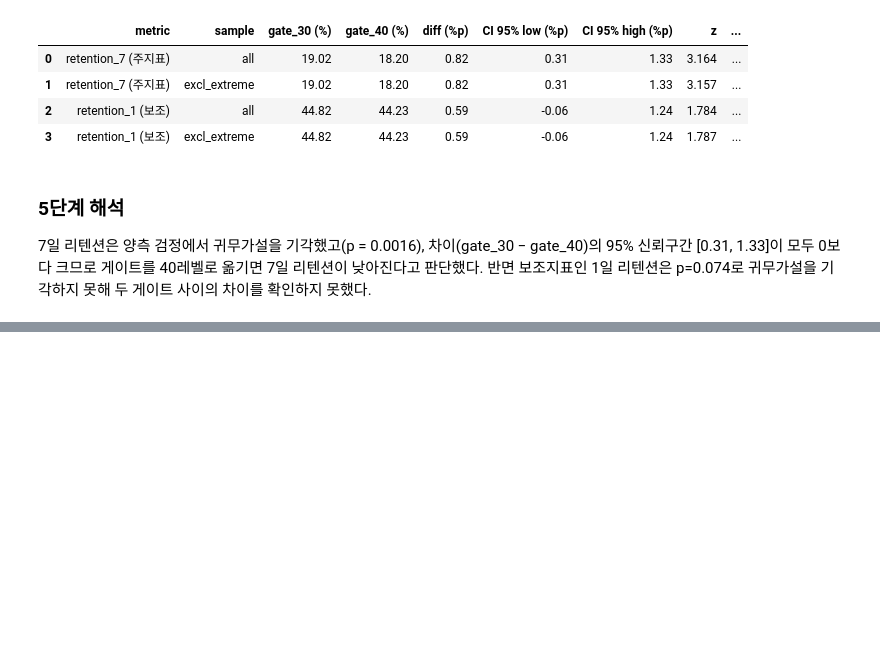
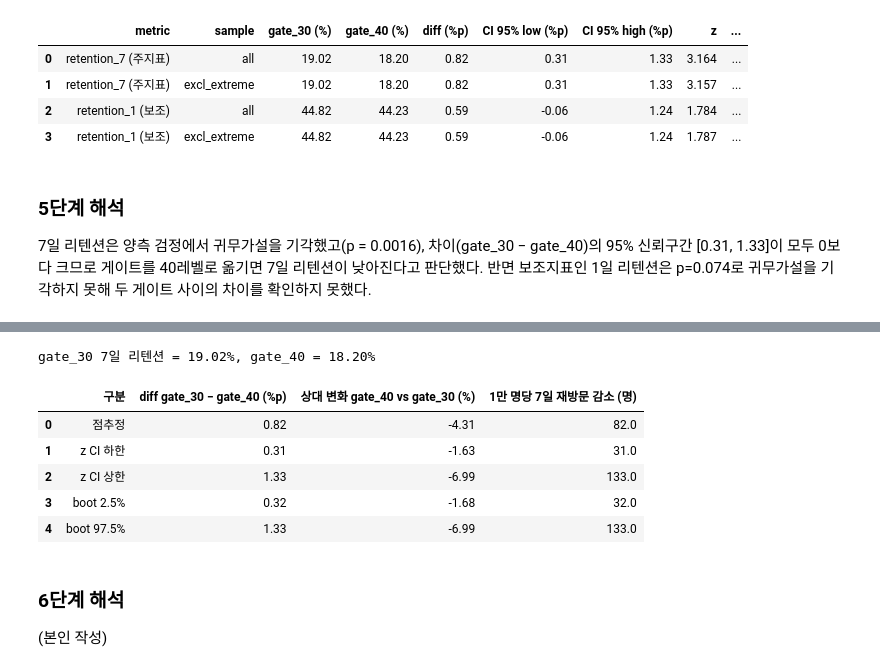
Before and after one commit to julyryunth-ux/cookie-cats-ab-test, a Jupyter notebook: analysis.ipynb, the cells around one changed output, grey strips where cells are left out. Cells and saved outputs as stored; diff of their text form; code cells hidden in the pictures; blank space fills up the shorter version.

```diff
--- a/analysis.ipynb
+++ b/analysis.ipynb
@@ -366,0 +497,43 @@ test_result
+# %%
+d = counts[counts['sample'] == 'all'].set_index('version')
+p30 = d.loc['gate_30', 'n_ret7'] / d.loc['gate_30', 'n_users']
+p40 = d.loc['gate_40', 'n_ret7'] / d.loc['gate_40', 'n_users']
+
+z_row = test_result[(test_result['metric'] == 'retention_7 (주지표)') & (test_result['sample'] == 'all')].iloc[0]
+b_row = boot_result[(boot_result['metric'] == 'retention_7 (주지표)') & (boot_result['sample'] == 'all')].iloc[0]
+
+def effect(diff_pp):
+    """차이(gate_30 - gate_40, %p)를 상대 변화(%)와 1만 명당 인원으로 환산."""
+    return round(-diff_pp / (p30 * 100) * 100, 2), round(diff_pp / 100 * 10_000, 1)
+
+eff_rows = []
+for label, diff_pp in [
+    ('점추정', (p30 - p40) * 100),
+    ('z CI 하한', z_row['CI 95% low (%p)']),
+    ('z CI 상한', z_row['CI 95% high (%p)']),
+    ('boot 2.5%', b_row['boot 2.5% (%p)']),
+    ('boot 97.5%', b_row['boot 97.5% (%p)']),
+]:
+    rel, per10k = effect(diff_pp)
+    eff_rows.append({
+        '구분': label,
+        'diff gate_30 − gate_40 (%p)': round(diff_pp, 2),
+        '상대 변화 gate_40 vs gate_30 (%)': rel,
+        '1만 명당 7일 재방문 감소 (명)': per10k,
+    })
+
+effect_size = pd.DataFrame(eff_rows)
+print(f'gate_30 7일 리텐션 = {p30 * 100:.2f}%, gate_40 = {p40 * 100:.2f}%')
+effect_size
+# %% [output]
+gate_30 7일 리텐션 = 19.02%, gate_40 = 18.20%
+|  | 구분 | diff gate_30 − gate_40 (%p) | 상대 변화 gate_40 vs gate_30 (%) | 1만 명당 7일 재방문 감소 (명) |
+| 0 | 점추정 | 0.82 | -4.31 | 82.0 |
+| 1 | z CI 하한 | 0.31 | -1.63 | 31.0 |
+| 2 | z CI 상한 | 1.33 | -6.99 | 133.0 |
+| 3 | boot 2.5% | 0.32 | -1.68 | 32.0 |
+| 4 | boot 97.5% | 1.33 | -6.99 | 133.0 |
+# %% [markdown]
+### 6단계 해석
+
+(본인 작성)
```
Also changed, not shown: parts of 10 cells of this notebook.
